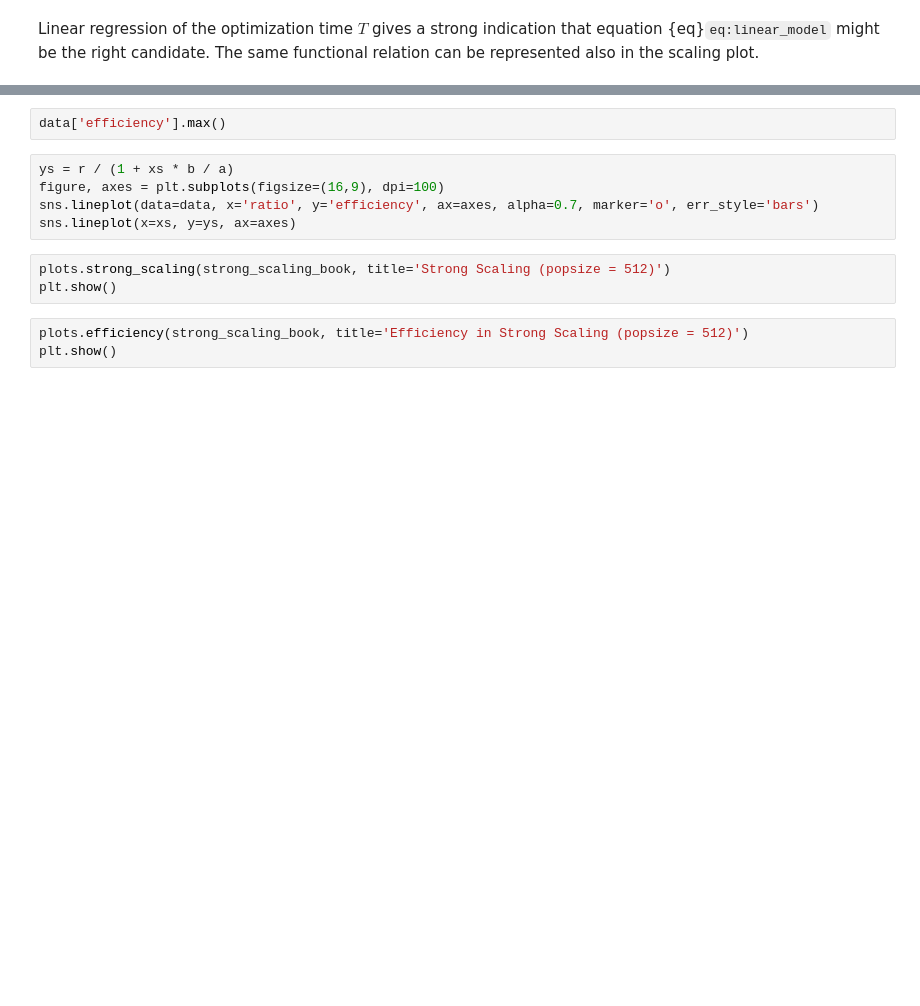
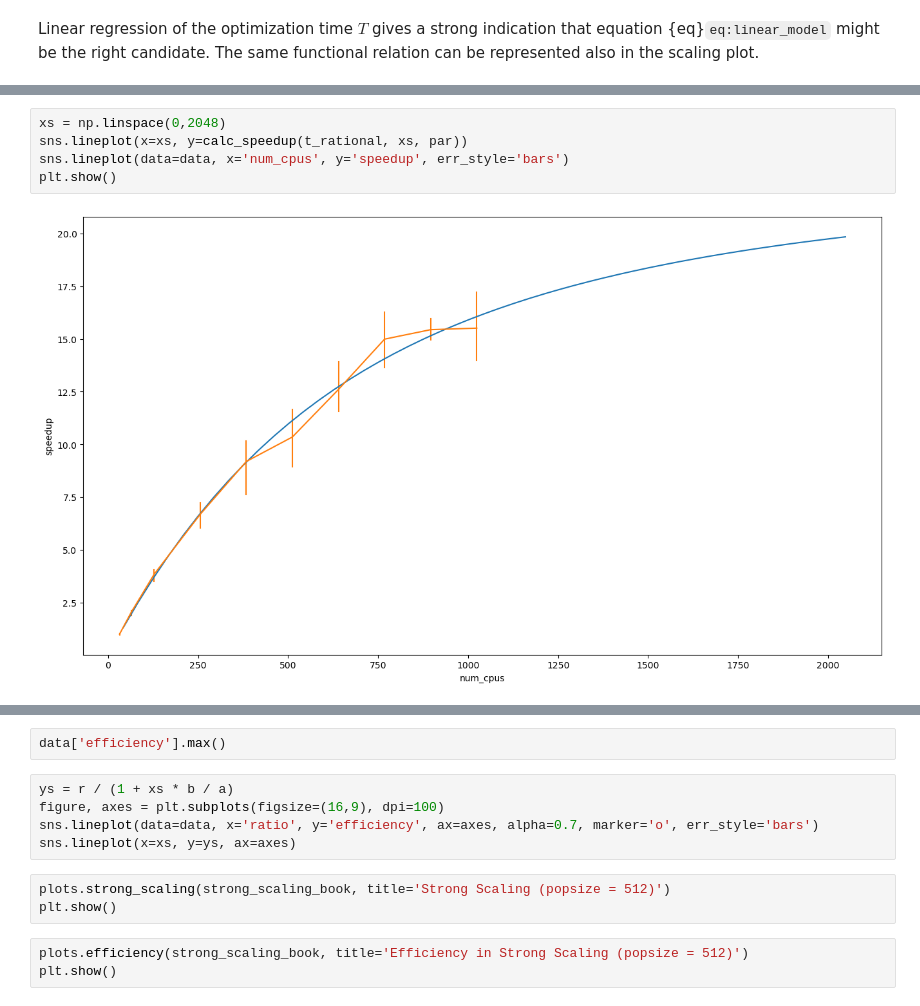
Before and after one commit to stefanocampanella/MHPC-project, a Jupyter notebook: notebooks/scaling.ipynb, the cells around one changed output, grey strips where cells are left out. Drawn from its saved outputs; the diff is of its cells as text; blank space fills up the shorter version.

```diff
--- a/notebooks/scaling.ipynb
+++ b/notebooks/scaling.ipynb
@@ -251,3 +281,10 @@ array([7.14650282, 3.22219029, 0.32354754])
+# %%
+xs = np.linspace(0,2048)
+sns.lineplot(x=xs, y=calc_speedup(t_rational, xs, par))
+sns.lineplot(data=data, x='num_cpus', y='speedup', err_style='bars')
+plt.show()
+# %% [output]
+[figure, added]
 # %%
 def S_l(x, t0, t1):
     return (t0 + t1 * 512/32) / (t0 + t1 * x)
```
Also changed, not shown: parts of 17 cells of this notebook.
